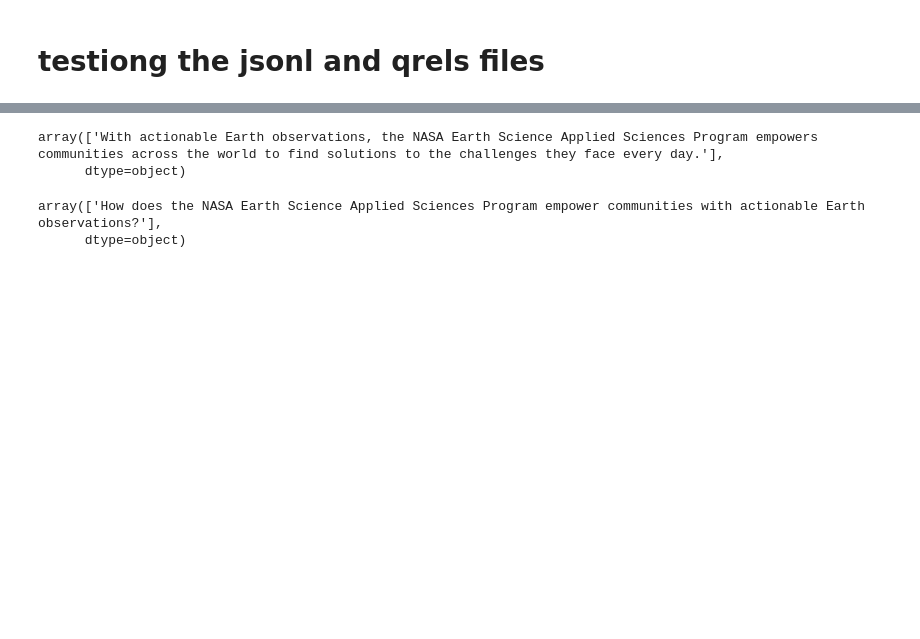
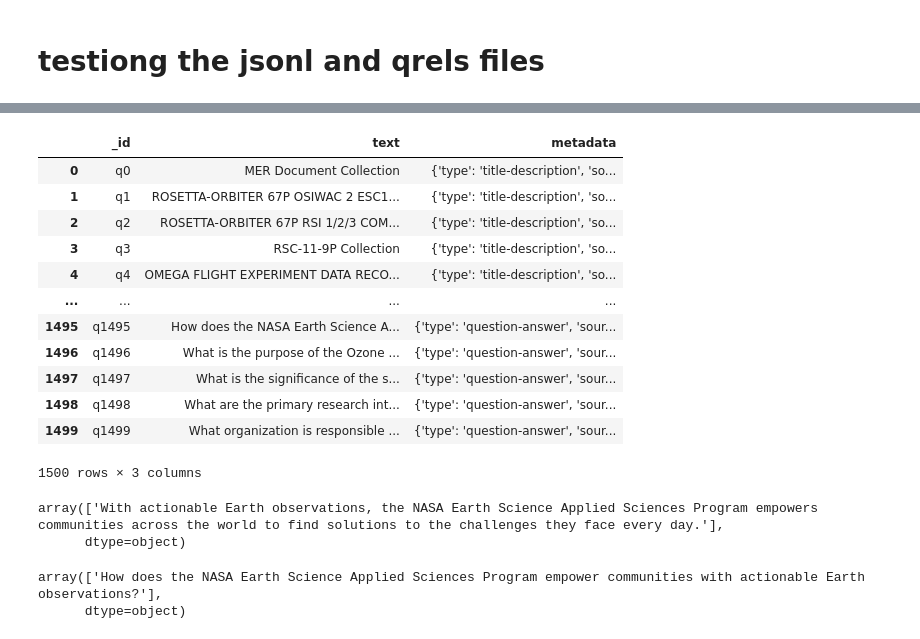
Before and after one commit to NASA-IMPACT/st-training-workflow, a Jupyter notebook: data_prep/5_stage2_sde_benchmark_subsample.ipynb, the cells around one changed output, grey strips where cells are left out. Saved outputs shown, nothing was run; the diff lists cells and outputs as text; code cells hidden in the pictures; blank space fills up the shorter version.

```diff
--- a/data_prep/5_stage2_sde_benchmark_subsample.ipynb
+++ b/data_prep/5_stage2_sde_benchmark_subsample.ipynb
@@ -263,13 +289,12 @@ from datasets import load_dataset
 
 # Load the dataset to verify
 corpus = load_dataset(
-    "/rhome/sawale/indus_traning/sentense_transformers/data/stage2_sde/stage2_sde_test_subsample_IR_benchmark_v2",
+    "nasa-impact/nasa-sde-IR-benchmark-sample-v4",
     data_files="corpus.jsonl",
     split="train",
 )
 queries = load_dataset(
-    "/rhome/sawale/indus_traning/sentense_transformers/data/stage2_sde/stage2_sde_test_subsample_IR_benchmark_v2",
+    "nasa-impact/nasa-sde-IR-benchmark-sample-v4",
     data_files="queries.jsonl",
     split="train",
 )
-relevant_docs_data = load_dataset("/rhome/sawale/indus_traning/sentense_transformers/data/stage2_sde/stage2_sde_test_subsample_IR_benchmark_v2", split="test")
@@ -292,6 +326,22 @@ relevant_docs_data.to_pandas()
 # %%
 qdf = queries.to_pandas()
 cdf = corpus.to_pandas()
+# %%
+qdf
+# %% [output]
+|  | _id | text | metadata |
+| 0 | q0 | MER Document Collection | {'type': 'title-description', 'so... |
+| 1 | q1 | ROSETTA-ORBITER 67P OSIWAC 2 ESC1... | {'type': 'title-description', 'so... |
+| 2 | q2 | ROSETTA-ORBITER 67P RSI 1/2/3 COM... | {'type': 'title-description', 'so... |
+| 3 | q3 | RSC-11-9P Collection | {'type': 'title-description', 'so... |
+| 4 | q4 | OMEGA FLIGHT EXPERIMENT DATA RECO... | {'type': 'title-description', 'so... |
+| ... | ... | ... | ... |
+| 1495 | q1495 | How does the NASA Earth Science A... | {'type': 'question-answer', 'sour... |
+| 1496 | q1496 | What is the purpose of the Ozone ... | {'type': 'question-answer', 'sour... |
+| 1497 | q1497 | What is the significance of the s... | {'type': 'question-answer', 'sour... |
+| 1498 | q1498 | What are the primary research int... | {'type': 'question-answer', 'sour... |
+| 1499 | q1499 | What organization is responsible ... | {'type': 'question-answer', 'sour... |
+1500 rows × 3 columns
 # %%
 cdf[cdf["_id"] == "c1425"]["text"].values
 # %% [output]
```
Also changed, not shown: parts of 16 cells of this notebook, 17 other files.
